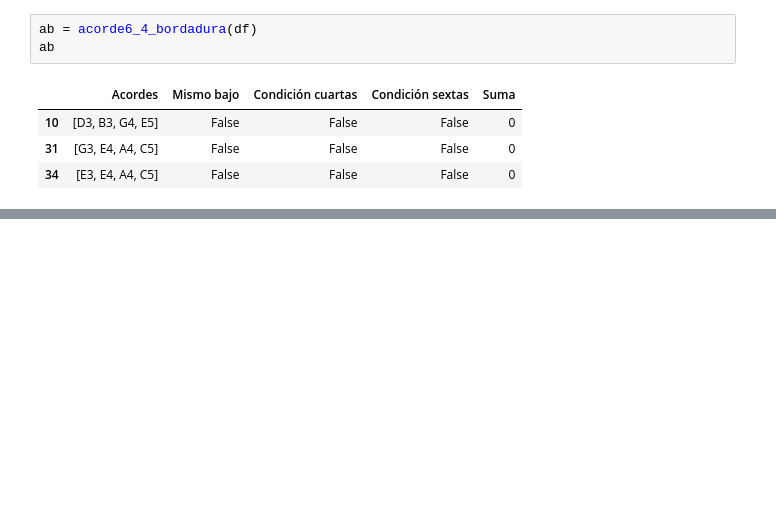
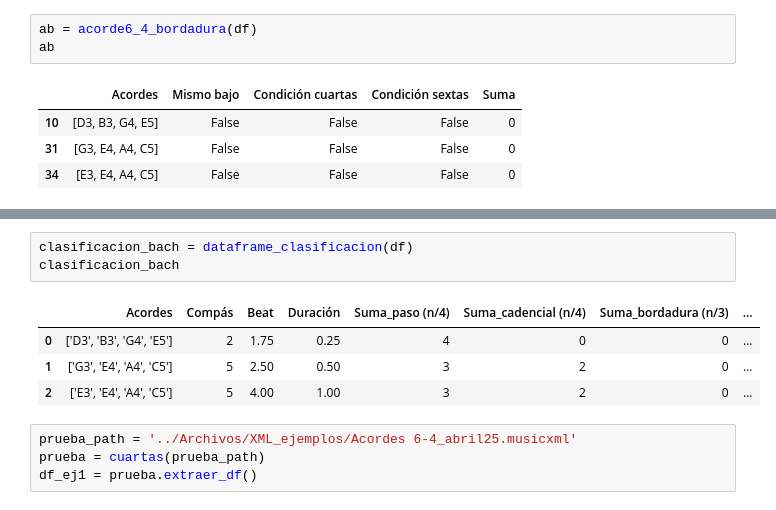
Before and after one commit to ebo1703/M_C, a Jupyter notebook: Notebooks/prueba_clasificacion.ipynb, the cells around one changed output, grey strips where cells are left out. Drawn from its saved outputs; the diff is of its cells as text; blank space fills up the shorter version.

```diff
--- a/Notebooks/prueba_clasificacion.ipynb
+++ b/Notebooks/prueba_clasificacion.ipynb
@@ -57,0 +35,12 @@ ac
+# %%
+clasificacion_bach = dataframe_clasificacion(df)
+clasificacion_bach
+# %% [output]
+|  | Acordes | Compás | Beat | Duración | Suma_paso (n/4) | Suma_cadencial (n/4) | Suma_bordadura (n/3) | ... |
+| 0 | ['D3', 'B3', 'G4', 'E5'] | 2 | 1.75 | 0.25 | 4 | 0 | 0 | ... |
+| 1 | ['G3', 'E4', 'A4', 'C5'] | 5 | 2.50 | 0.50 | 3 | 2 | 0 | ... |
+| 2 | ['E3', 'E4', 'A4', 'C5'] | 5 | 4.00 | 1.00 | 3 | 2 | 0 | ... |
+# %%
+prueba_path = '../Archivos/XML_ejemplos/Acordes 6-4_abril25.musicxml'
+prueba = cuartas(prueba_path)
+df_ej1 = prueba.extraer_df()
```
Also changed, not shown: parts of 24 cells of this notebook, 1 other file.
